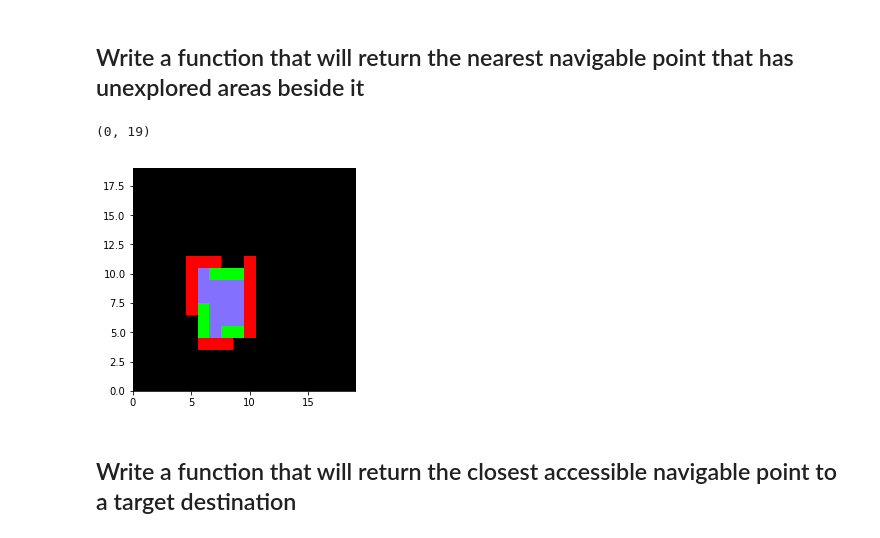
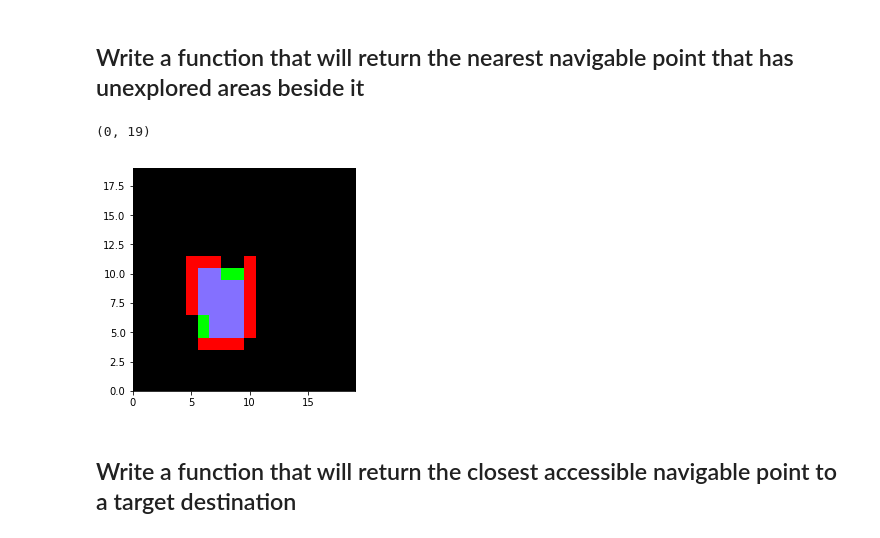
Before and after one commit to flores-jacob/RoboND-Rover-Project, a Jupyter notebook: code/Rover_Project_Test_Notebook.ipynb, the cells around one changed output. Drawn from its saved outputs; the diff is of its cells as text; code cells hidden in the pictures.

Commit message:
modify get_nav_points_besides_unexplored_area function to only return nav points with unexplored areas directly above, below, or to their sides, and not diagonally

```diff
--- a/code/Rover_Project_Test_Notebook.ipynb
+++ b/code/Rover_Project_Test_Notebook.ipynb
@@ -851,11 +851,18 @@ def get_nav_points_besides_unexplored_area(map_data, x_lower_bound=None, x_upper
     unexplored_points = []
 
     # now that we have all the nav points, let's check each one if they are beside an unexplored pixel
-    for index in range(len(x_points)):
+    for index in range(x_points.size):
         x_coordinate = x_points[index]
         y_coordinate = y_points[index]
-        surrounding_pixels = map_data[y_coordinate -1: y_coordinate + 2 , x_coordinate - 1 : x_coordinate + 2]
-        if np.any(surrounding_pixels[:, :] == unexplored_flag):
+
+        top = map_data[y_coordinate + 1, x_coordinate]
+        bottom = map_data[y_coordinate -1, x_coordinate]
+        left = map_data[y_coordinate, x_coordinate - 1]
+        right = map_data[y_coordinate, x_coordinate + 1]
+
+        # surrounding_pixels = map_data[y_coordinate - 1: y_coordinate + 2, x_coordinate - 1: x_coordinate + 2]
+        if unexplored_flag in [top, bottom, left, right]:
+        # if np.any(surrounding_pixels[:, :] == unexplored_flag):
             unexplored_points.append((x_coordinate, y_coordinate))
     # if there are no unexplored points beside nav points, return None
     return unexplored_points
@@ -865,35 +872,35 @@ multiplier = 1
 
 # create a mini "world" map. The 4th layer indicate the areas that have been visited.
 # 0 = area unexplored/uncharted
 # 5 = area is an obstacle
 # 6 = area has a rock sample
 # 7 = area is navigable terrain
 # 8 = extra indicator for other possible purposes
 memory_map_mini = np.zeros([20 * multiplier, 20 * multiplier, 4], dtype=np.uint8)
 
 # simulate visible terrain inside box. Flag for navigable terrain is 7
 memory_map_mini[5 * multiplier:11 * multiplier, 6 * multiplier: 10 * multiplier] = (132, 112, 255, 7)
 
 # plot obstacles on the map, color them red
 memory_map_mini[7 * multiplier:12 * multiplier, 5 * multiplier:6 * multiplier] = (255, 0, 0, 5)
 memory_map_mini[5 * multiplier:12 * multiplier, 10 * multiplier:11 * multiplier] = (255, 0, 0, 5)
 memory_map_mini[11 * multiplier:12 * multiplier, 5 * multiplier:8 * multiplier] = (255, 0, 0, 5)
-memory_map_mini[4 * multiplier:5 * multiplier, 6 * multiplier:9 * multiplier] = (255, 0, 0, 5)
+memory_map_mini[4 * multiplier:5 * multiplier, 6 * multiplier:10 * multiplier] = (255, 0, 0, 5)
 
 
 results = get_nav_points_besides_unexplored_area(memory_map_mini[:,:,3])
 
 for result in results:
     memory_map_mini[result[1], result[0]] = (0, 255, 0, 7)
 
 fig = plt.figure(figsize=(12,9))
 plt.subplot(221)
 plt.imshow(memory_map_mini[:, :, :3])
 plt.ylim(0, 19 * multiplier)
 plt.xlim(0, 19 * multiplier)
 # %% [output]
 (0, 19)
-[figure, old version]
+[figure, new version]
 # %% [markdown]
 ## Write a function that will return the closest accessible navigable point to a target destination
 # %%
```
Also changed, not shown: parts of 2 cells of this notebook, 1 other file.
